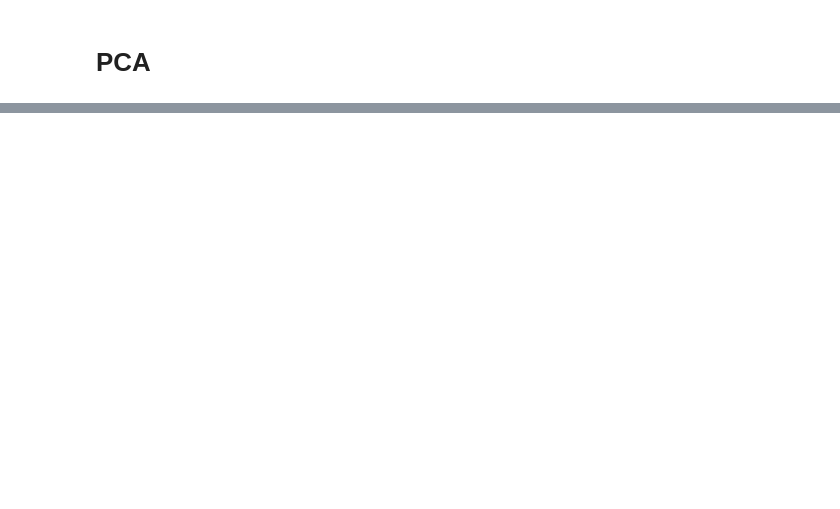
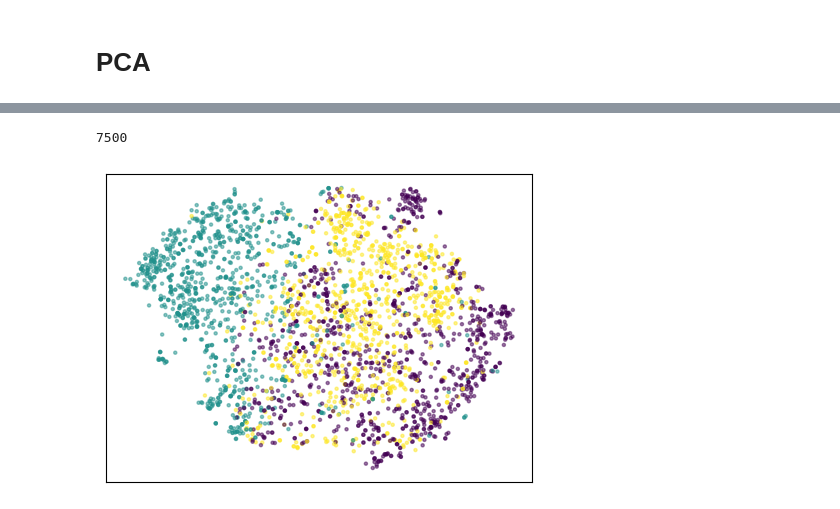
Before and after one commit to cuongpham24/ml_project, a Jupyter notebook: notebooks/eda/data_visualization.ipynb, the cells around one changed output, grey strips where cells are left out. Saved outputs shown, nothing was run; the diff lists cells and outputs as text; code cells hidden in the pictures; blank space fills up the shorter version.

```diff
--- a/notebooks/eda/data_visualization.ipynb
+++ b/notebooks/eda/data_visualization.ipynb
@@ -32,2 +30,4 @@ Text(0.5, 1.0, 'Title labels distribution')
+# %%
+X_train, X_test, y_train, y_test = train_test_split(inputs, targets, test_size=0.2, random_state=42)
 # %% [markdown]
 # PCA
@@ -111,0 +34,24 @@ KeyError: 2
+# %%
+pca = PCA(n_components=50).fit(X_train)
+# Step 1: Linear PCA
+X_pca = pca.transform(X_test)
+
+# Step 2: Apply Barnes-Hut t-SNE
+tsne = TSNE(n_components=2, method='barnes_hut', random_state=42)
+X_tsne = tsne.fit_transform(X_pca)
+# %%
+len(X_tsne)
+# %% [output]
+7500
+# %%
+selection = np.random.choice(range(7500), 3000)
+# Step 3: Plot the result
+plt.figure(figsize=(5.5, 4))
+plt.scatter(X_tsne[selection, 0], X_tsne[selection, 1], s=5, alpha=0.5, c=y_test[selection])
+# plt.title("t-SNE Visualization Reduced Data", fontsize=13)
+plt.xticks([])
+plt.yticks([])
+plt.savefig("../modeling/images/datareduce", bbox_inches="tight")
+plt.show()
+# %% [output]
+[figure, added]
```
Also changed, not shown: parts of 9 cells of this notebook, 12 other files.
